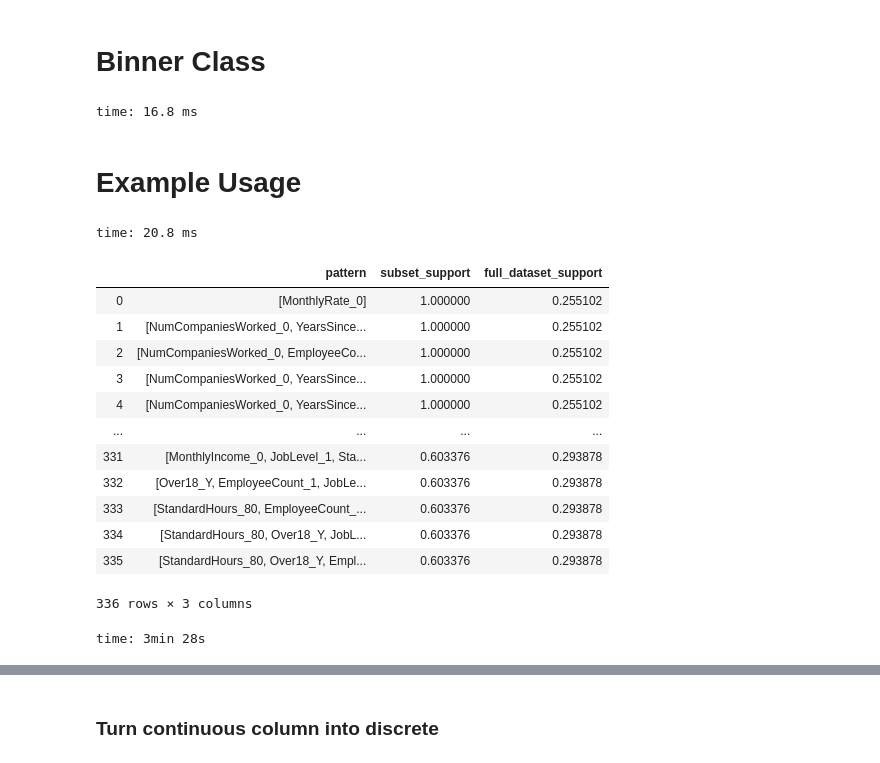
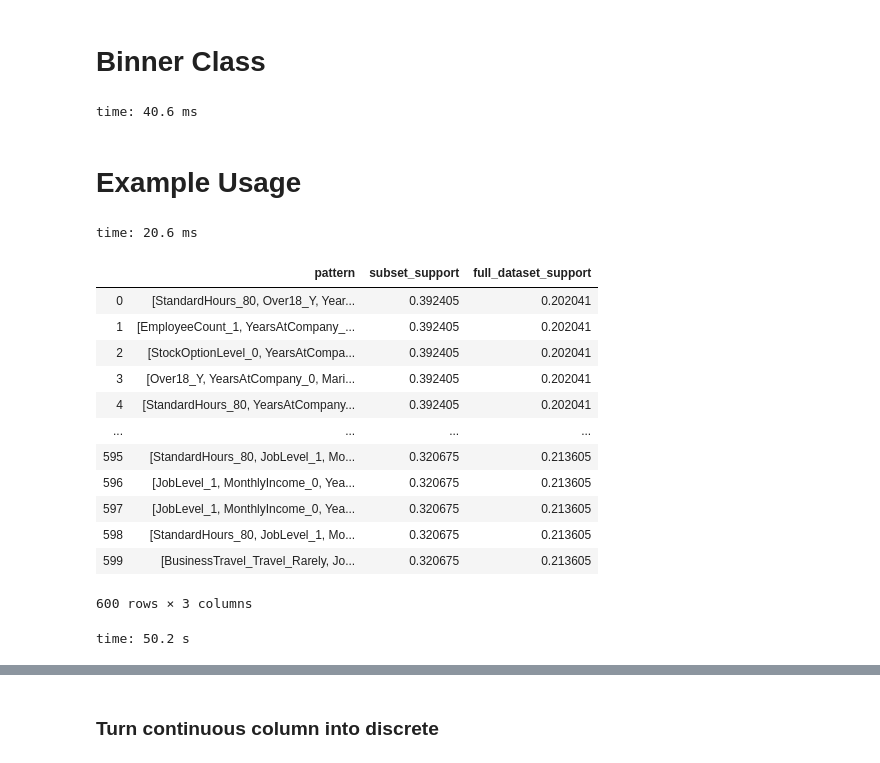
Before and after one commit to jasonk33/Pattern-Mining, a Jupyter notebook: pattern_mining.ipynb, the cells around one changed output, grey strips where cells are left out. Drawn from its saved outputs; the diff is of its cells as text; code cells hidden in the pictures.

```diff
--- a/pattern_mining.ipynb
+++ b/pattern_mining.ipynb
@@ -284,11 +284,16 @@ class Binner():
         if verbose:
             print("All Patterns:")
 
+
+        # Transform the datasets to be of the same form
+        self.full_df_ = pd.get_dummies(self.full_df_, columns=self.full_df_.columns)
+        self.subset_df_ = self.transform_dataset(self.subset_df_)
+
         # Iterate over each pattern found
         for idx,pattern in full_df_patterns.iterrows():
 
             # Get the subset dataset support rate for the pattern
-            subset_support_rate = self.get_pattern_support_rate(pattern, self.transform_dataset(self.subset_df_))
+            subset_support_rate = self.get_pattern_support_rate(pattern, self.subset_df_)
             full_dataset_support_rate = pattern['support']
 
             # If above threshold in equation, add pattern to list
@@ -304,30 +309,30 @@ class Binner():
         # Return dataframe with all pattern information
         return pd.DataFrame(subset_key_patterns)
 # %% [output]
-time: 16.8 ms
+time: 40.6 ms
 # %% [markdown]
 # Example Usage
 # %%
 df = pd.read_csv("hr.csv")
 binner = Binner()
 # %% [output]
-time: 20.8 ms
+time: 20.6 ms
 # %%
 subset_key_patterns_hr_df = binner.get_best_subset_patterns(full_df=df, subset_df=df[df['Attrition'] == "Yes"],
-                                                  columns_to_drop=['Attrition'], minimal_support_rate=.25, threshold=2, number_of_bins_range=(2,10))
+                                                  columns_to_drop=['Attrition'], minimal_support_rate=.2, threshold=1.5, number_of_bins_range=(2,10))
 subset_key_patterns_hr_df
 # %% [output]
 |  | pattern | subset_support | full_dataset_support |
-| 0 | [MonthlyRate_0] | 1.000000 | 0.255102 |
-| 1 | [NumCompaniesWorked_0, YearsSince... | 1.000000 | 0.255102 |
-| 2 | [NumCompaniesWorked_0, EmployeeCo... | 1.000000 | 0.255102 |
-| 3 | [NumCompaniesWorked_0, YearsSince... | 1.000000 | 0.255102 |
-| 4 | [NumCompaniesWorked_0, YearsSince... | 1.000000 | 0.255102 |
+| 0 | [StandardHours_80, Over18_Y, Year... | 0.392405 | 0.202041 |
+| 1 | [EmployeeCount_1, YearsAtCompany_... | 0.392405 | 0.202041 |
+| 2 | [StockOptionLevel_0, YearsAtCompa... | 0.392405 | 0.202041 |
+| 3 | [Over18_Y, YearsAtCompany_0, Mari... | 0.392405 | 0.202041 |
+| 4 | [StandardHours_80, YearsAtCompany... | 0.392405 | 0.202041 |
 | ... | ... | ... | ... |
-| 331 | [MonthlyIncome_0, JobLevel_1, Sta... | 0.603376 | 0.293878 |
-| 332 | [Over18_Y, EmployeeCount_1, JobLe... | 0.603376 | 0.293878 |
-| 333 | [StandardHours_80, EmployeeCount_... | 0.603376 | 0.293878 |
-| 334 | [StandardHours_80, Over18_Y, JobL... | 0.603376 | 0.293878 |
-| 335 | [StandardHours_80, Over18_Y, Empl... | 0.603376 | 0.293878 |
+| 595 | [StandardHours_80, JobLevel_1, Mo... | 0.320675 | 0.213605 |
+| 596 | [JobLevel_1, MonthlyIncome_0, Yea... | 0.320675 | 0.213605 |
+| 597 | [JobLevel_1, MonthlyIncome_0, Yea... | 0.320675 | 0.213605 |
+| 598 | [StandardHours_80, JobLevel_1, Mo... | 0.320675 | 0.213605 |
+| 599 | [BusinessTravel_Travel_Rarely, Jo... | 0.320675 | 0.213605 |
-336 rows × 3 columns
+600 rows × 3 columns
-time: 3min 28s
+time: 50.2 s
```
Also changed, not shown: parts of 8 cells of this notebook.
